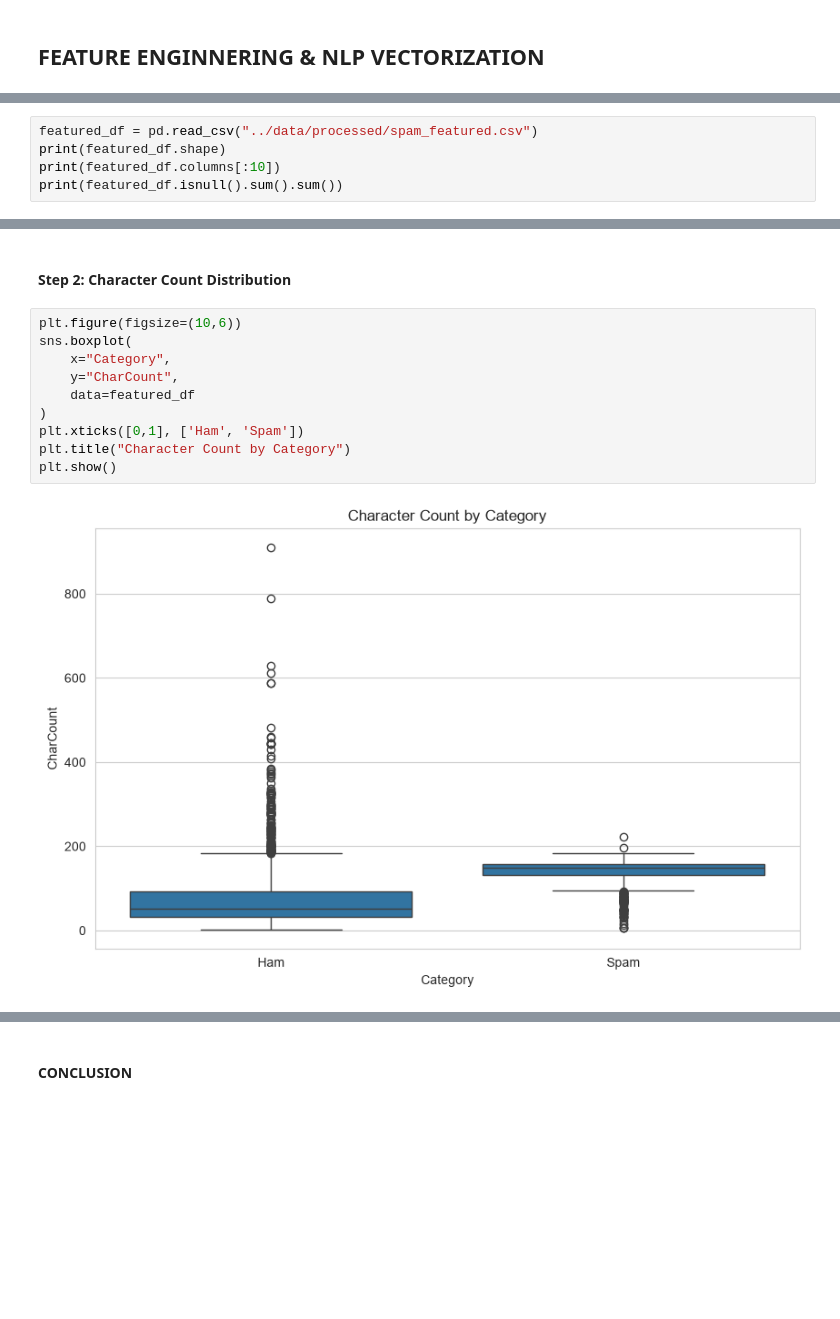
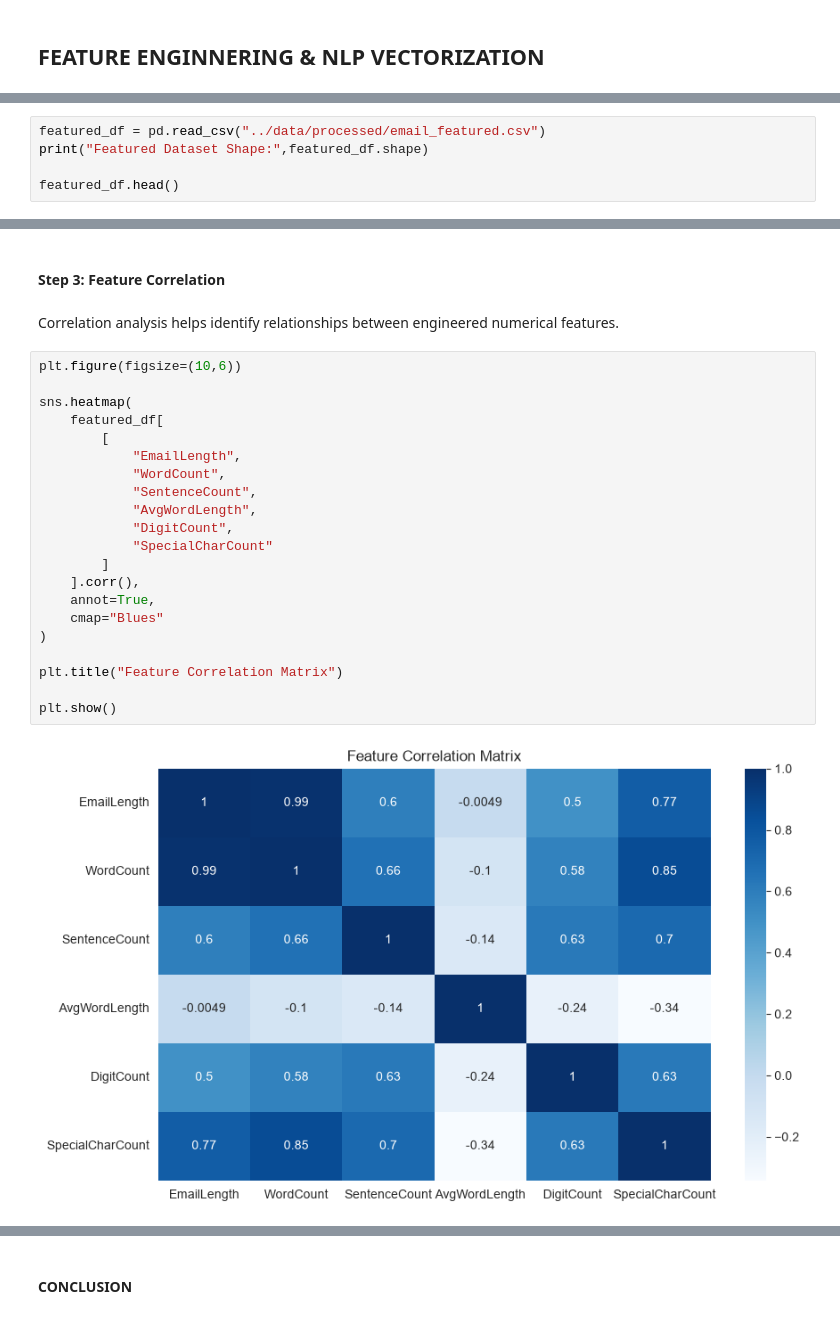
Before and after one commit to Abhilash0079/MachineLearningProjects, a Jupyter notebook: Email_Spam_Detection/notebooks/EDA.ipynb, the cells around one changed output, grey strips where cells are left out. Cells and saved outputs as stored; diff of their text form; blank space fills up the shorter version.

```diff
--- a/Email_Spam_Detection/notebooks/EDA.ipynb
+++ b/Email_Spam_Detection/notebooks/EDA.ipynb
@@ -363,6 +583,6 @@ Expected Output:
 # %%
-featured_df = pd.read_csv("../data/processed/spam_featured.csv")
-print(featured_df.shape)
-print(featured_df.columns[:10])
-print(featured_df.isnull().sum().sum())
+featured_df = pd.read_csv("../data/processed/email_featured.csv")
+print("Featured Dataset Shape:",featured_df.shape)
+
+featured_df.head()
 # %% [output]
@@ -378,15 +623,28 @@ Analyze newly created text features before model training.
 # %% [markdown]
-#### <b> Step 2: Character Count Distribution
+#### <b> Step 3: Feature Correlation</b>
+# %% [markdown]
+Correlation analysis helps identify relationships between engineered numerical features.
 # %%
 plt.figure(figsize=(10,6))
-sns.boxplot(
-    x="Category",
-    y="CharCount",
-    data=featured_df
+
+sns.heatmap(
+    featured_df[
+        [
+            "EmailLength",
+            "WordCount",
+            "SentenceCount",
+            "AvgWordLength",
+            "DigitCount",
+            "SpecialCharCount"
+        ]
+    ].corr(),
+    annot=True,
+    cmap="Blues"
 )
-plt.xticks([0,1], ['Ham', 'Spam'])
-plt.title("Character Count by Category")
+
+plt.title("Feature Correlation Matrix")
+
 plt.show()
 # %% [output]
-[figure, old version]
+[figure, new version]
 # %% [markdown]
```
Also changed, not shown: parts of 69 cells of this notebook, 20 other files.
